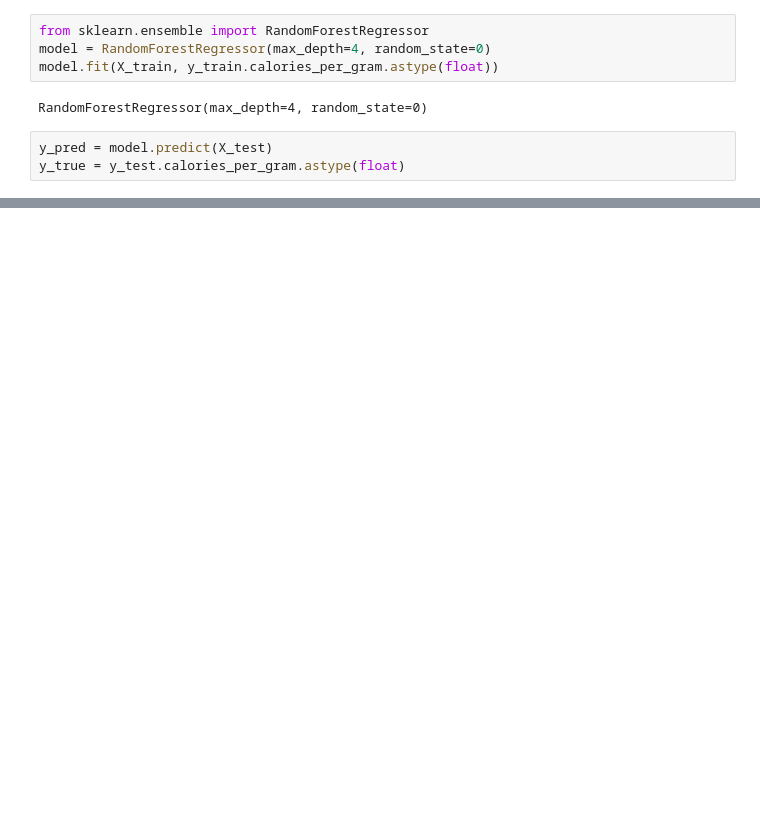
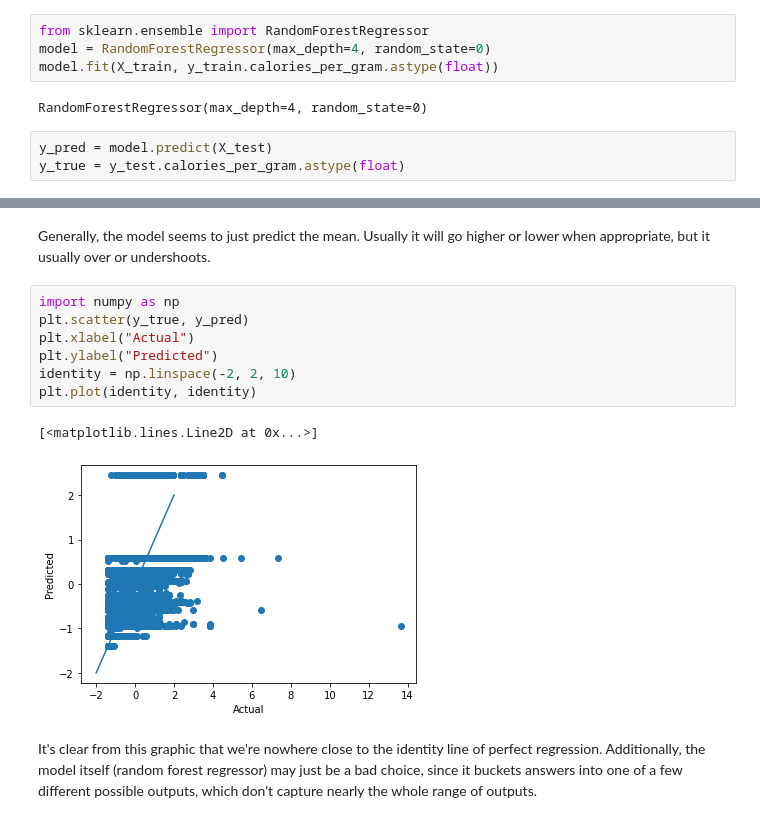
Before and after one commit to AlexanderNeuwirth/CS5265_Project1, a Jupyter notebook: CS5265_Project1.ipynb, the cells around one changed output, grey strips where cells are left out. Cells and saved outputs as stored; diff of their text form; blank space fills up the shorter version.

```diff
--- a/CS5265_Project1.ipynb
+++ b/CS5265_Project1.ipynb
@@ -607,0 +710,14 @@ mean_absolute_error(y_true, y_pred)
+# %% [markdown]
+Generally, the model seems to just predict the mean. Usually it will go higher or lower when appropriate, but it usually over or undershoots.
+# %%
+import numpy as np
+plt.scatter(y_true, y_pred)
+plt.xlabel("Actual")
+plt.ylabel("Predicted")
+identity = np.linspace(-2, 2, 10)
+plt.plot(identity, identity)
+# %% [output]
+[<matplotlib.lines.Line2D at 0x...>]
+[figure, added]
+# %% [markdown]
+It's clear from this graphic that we're nowhere close to the identity line of perfect regression. Additionally, the model itself (random forest regressor) may just be a bad choice, since it buckets answers into one of a few different possible outputs, which don't capture nearly the whole range of outputs.
```
Also changed, not shown: parts of 46 cells of this notebook.
